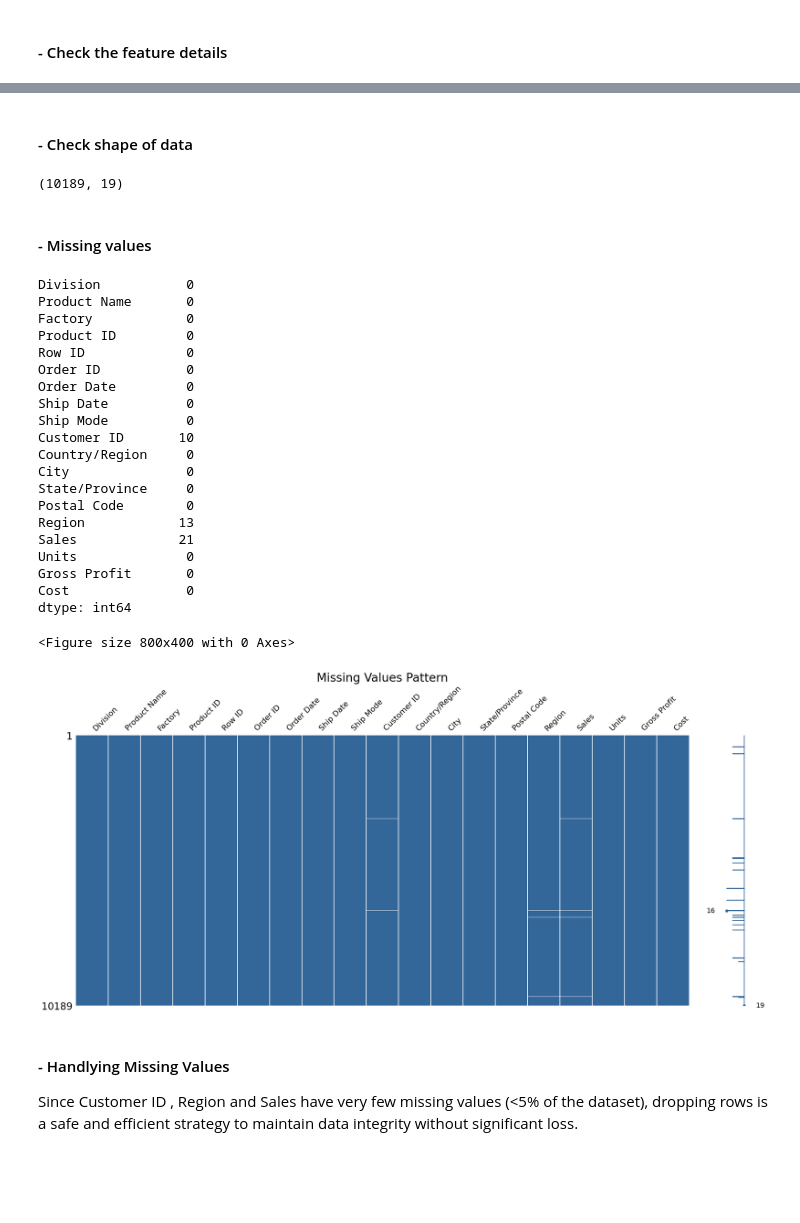
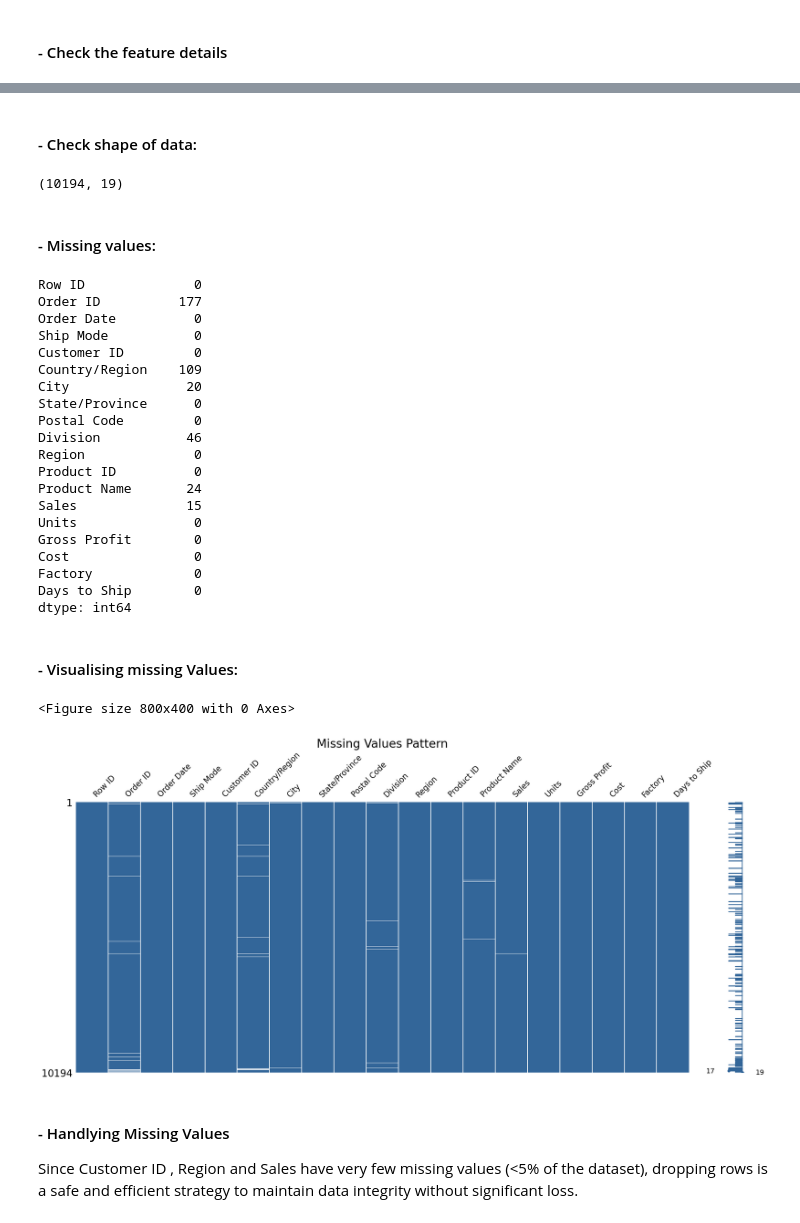
Before and after one commit to CCT-Dublin/ca1-capstone-project-proposal-Aline-Menezes-Silva, a Jupyter notebook: CA3_Strategic_Thinking_Aline_Silva.ipynb, the cells around one changed output, grey strips where cells are left out. Cells and saved outputs as stored; diff of their text form; code cells hidden in the pictures; blank space fills up the shorter version.

```diff
--- a/CA3_Strategic_Thinking_Aline_Silva.ipynb
+++ b/CA3_Strategic_Thinking_Aline_Silva.ipynb
@@ -115,4 +168,4 @@ pd.set_option('display.max_columns', None)
 # %%
-candy_products = pd.read_csv("Candy_Products.csv")
-candy_products.head(5)
+candy = pd.read_csv("Candy.csv")
+candy.head(5)
 # %% [output]
@@ -185,44 +206,46 @@ The dataset contains 10,194 entries of sales transactions with 19 columns, inclu
 # %% [markdown]
-#### - Check shape of data
+#### - Check shape of data:
 # %%
-candy_df.shape
+candy.shape
 # %% [output]
-(10189, 19)
+(10194, 19)
 # %% [markdown]
-#### - Missing values
+#### - Missing values:
 # %%
 #Checking Null Values
 
-candy_df.isnull().sum()
+candy.isnull().sum()
 # %% [output]
-Division           0
-Product Name       0
-Factory            0
-Product ID         0
-Row ID             0
-Order ID           0
-Order Date         0
-Ship Date          0
-Ship Mode          0
-Customer ID       10
-Country/Region     0
-City               0
-State/Province     0
-Postal Code        0
-Region            13
-Sales             21
-Units              0
-Gross Profit       0
-Cost               0
+Row ID              0
+Order ID          177
+Order Date          0
+Ship Mode           0
+Customer ID         0
+Country/Region    109
+City               20
+State/Province      0
+Postal Code         0
+Division           46
+Region              0
+Product ID          0
+Product Name       24
+Sales              15
+Units               0
+Gross Profit        0
+Cost                0
+Factory             0
+Days to Ship        0
 dtype: int64
+# %% [markdown]
+#### - Visualising missing Values:
 # %%
 plt.figure(figsize=(8, 4))
-msno.matrix(candy_df, color=(0.2, 0.4, 0.6))
+msno.matrix(candy, color=(0.2, 0.4, 0.6))
 plt.title('Missing Values Pattern', size=24)
 plt.show()
 # %% [output]
 <Figure size 800x400 with 0 Axes>
-[figure, old version]
+[figure, new version]
 # %% [markdown]
 #### - Handlying Missing Values
 
```
Also changed, not shown: parts of 341 cells of this notebook.
